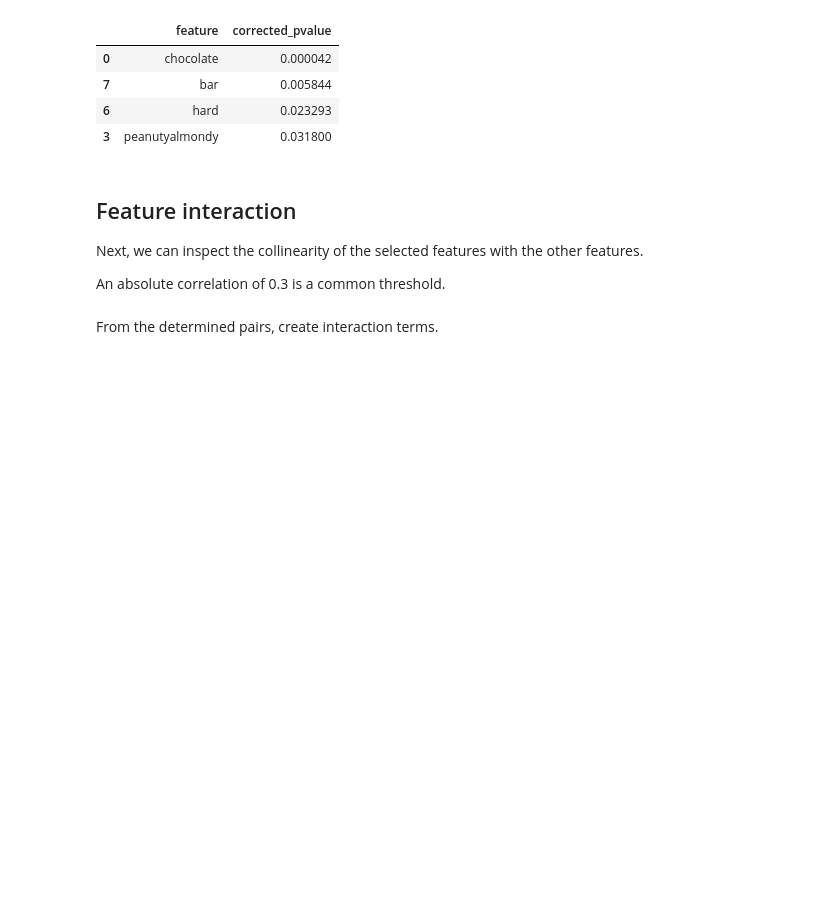
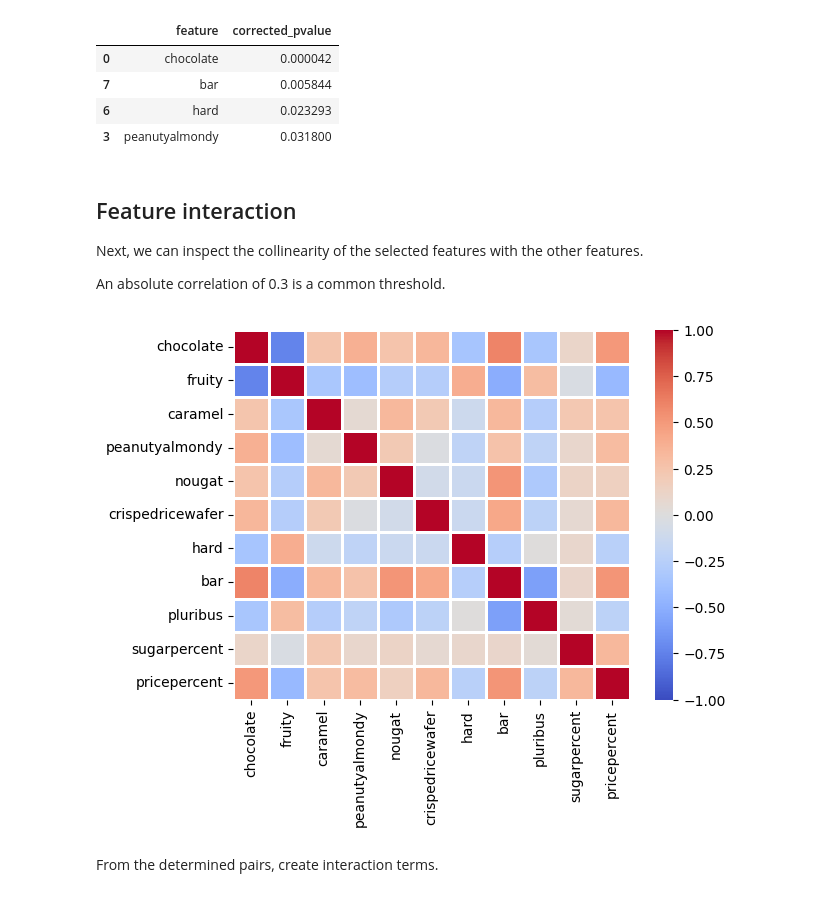
Before and after one commit to szapp/CandyAnalysis, a Jupyter notebook: analysis.ipynb, the cells around one changed output. Saved outputs shown, nothing was run; the diff lists cells and outputs as text; code cells hidden in the pictures; blank space fills up the shorter version.

```diff
--- a/analysis.ipynb
+++ b/analysis.ipynb
@@ -279,6 +288,12 @@ Next, we can inspect the collinearity of the selected features with the other fe
 An absolute correlation of 0.3 is a common threshold.
 # %%
 threshold = 0.3
+# %%
+corr = X.corr()
+
+sns.heatmap(corr, cmap='coolwarm', vmin=-1, vmax=1, linewidth=1);
+# %% [output]
+[figure, added]
 # %%
 corr = X.corr().abs()
 
```
Also changed, not shown: parts of 7 cells of this notebook.
